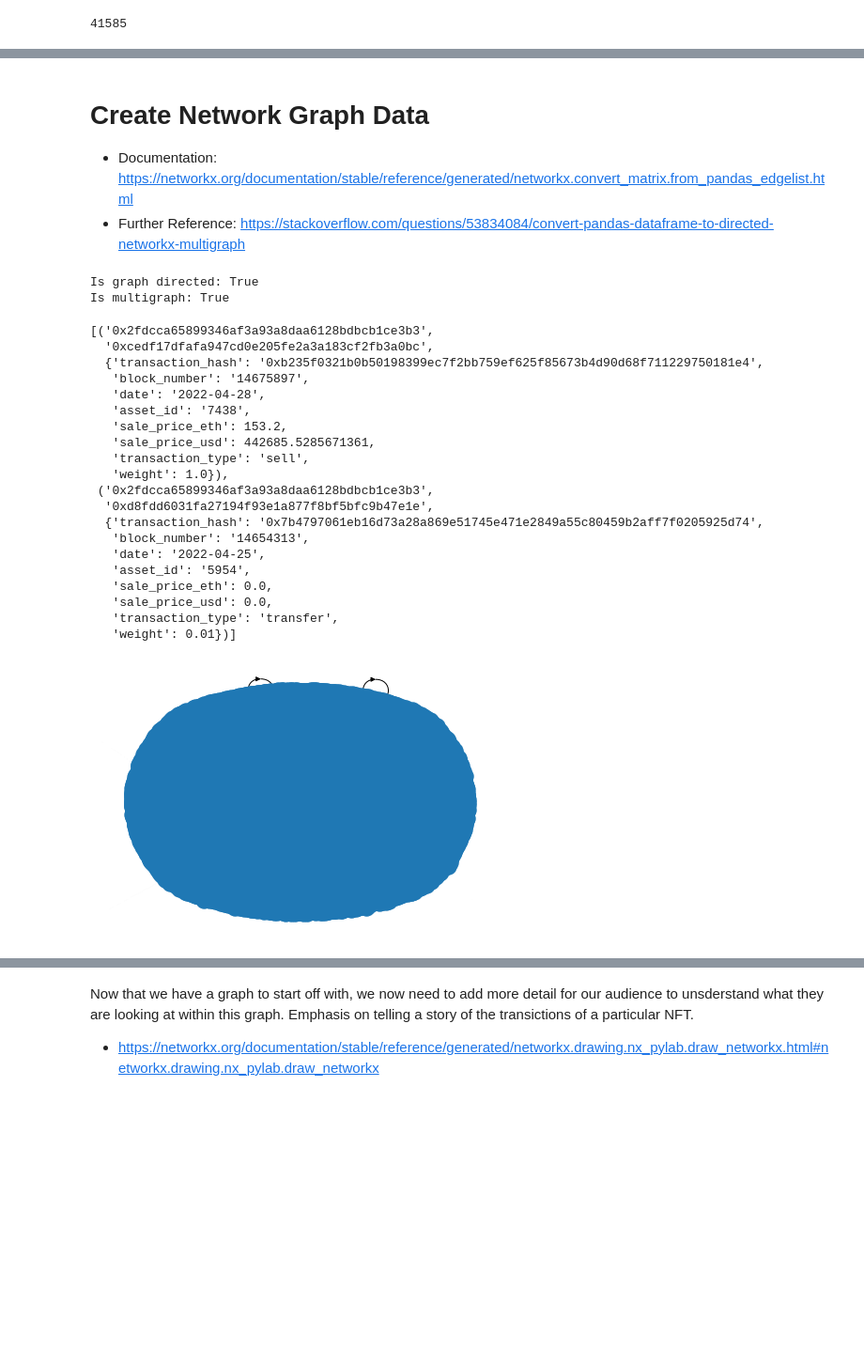
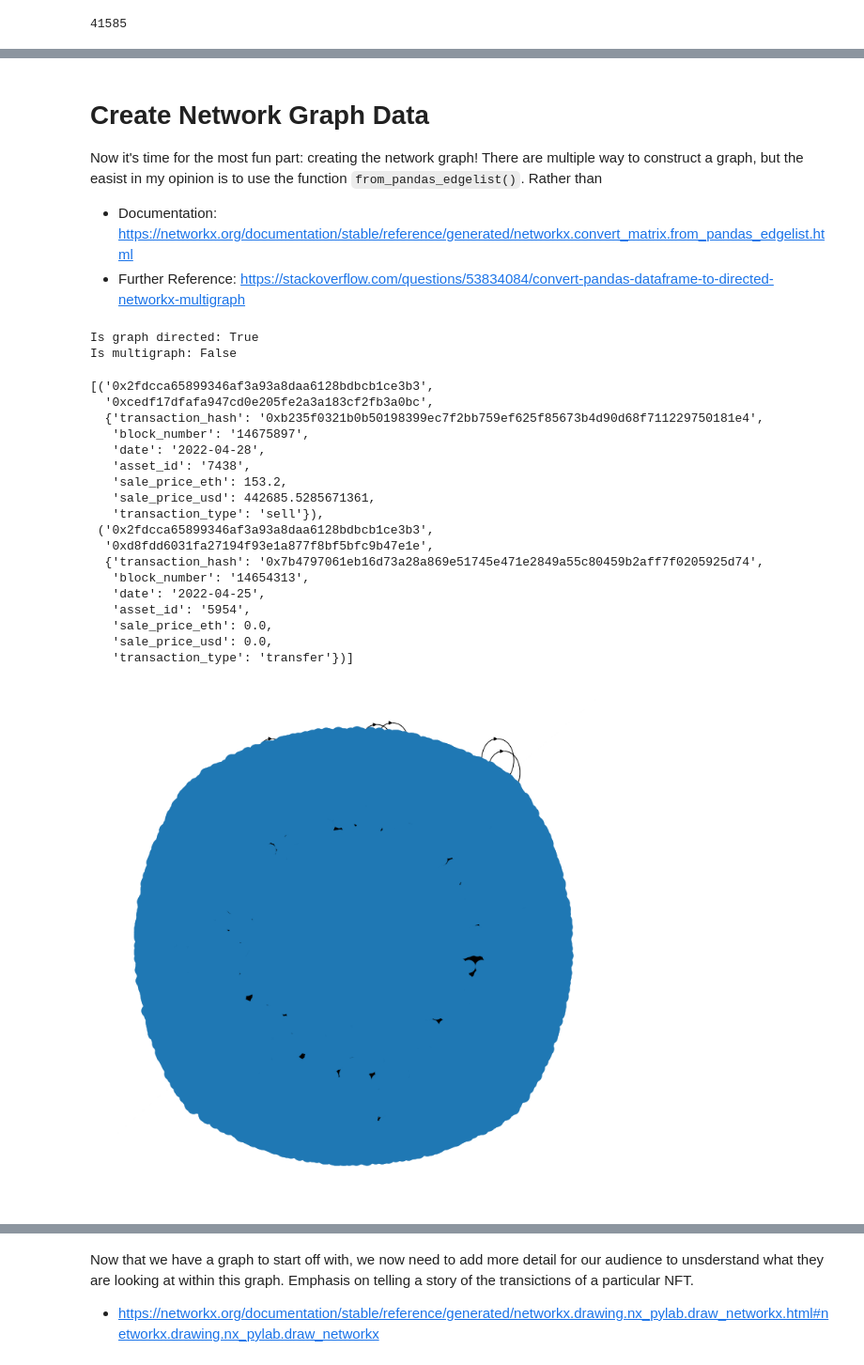
Before and after one commit to onthemarkdata/blog_scripts, a Jupyter notebook: nft_analytics/nft_analytics_notebook.ipynb, the cells around one changed output, grey strips where cells are left out. Shown at 94% size. Cells and saved outputs as stored; diff of their text form; code cells hidden in the pictures; blank space fills up the shorter version.

```diff
--- a/nft_analytics/nft_analytics_notebook.ipynb
+++ b/nft_analytics/nft_analytics_notebook.ipynb
@@ -129,5 +160,4 @@ None
 # %%
-# prepare sell data
 prepared_bayc_sales = bayc_sales \
     .copy() \
     .loc[:,[
@@ -142,10 +172,7 @@ prepared_bayc_sales = bayc_sales \
         ]
     ] \
     .rename(columns={'seller':'from_address', 'buyer':'to_address'}) \
-    .assign(
-        transaction_type='sell',
-        weight=1.00
-    ) \
+    .assign(transaction_type='sell') \
     .astype({'block_number':'str', 'asset_id':'str'})
 
 prepared_bayc_sales.head(3)
@@ -157,12 +186,10 @@ prepared_bayc_sales.head(3)
 # %%
-# prepare transfer data
 prepared_bayc_transfers = bayc_transfers \
     .copy() \
     .assign(
         sale_price_eth=0.00,
         sale_price_usd=0.00,
-        transaction_type='transfer',
-        weight=0.01
+        transaction_type='transfer'
     ) \
     .astype({'block_number':'str', 'asset_id':'str'})
 
@@ -218,9 +248,9 @@ print(len(filtered_prepared_bayc_transfers['transaction_hash']))
 # %%
-# union data
 prepared_bayc_sales_transfers = pd.concat(
     [prepared_bayc_sales, filtered_prepared_bayc_transfers]
     ) \
-    .reset_index(drop=True)
+    .reset_index(drop=True) \
+    .assign(asset_contract='0xbc4ca0eda7647a8ab7c2061c2e118a18a936f13d')
 
 prepared_bayc_sales_transfers.describe(include =['object', 'float', 'int'])
 # %% [output]
@@ -238,27 +268,29 @@ prepared_bayc_sales_transfers.describe(include =['object', 'float', 'int'])
 | max | NaN | NaN | NaN | NaN | NaN | NaN | 1080.690000 | ... |
 # %% [markdown]
 # Create Network Graph Data
+Now it's time for the most fun part: creating the network graph! There are multiple way to construct a graph, but the easist in my opinion is to use the function `from_pandas_edgelist()`. Rather than
+
 - Documentation: https://networkx.org/documentation/stable/reference/generated/networkx.convert_matrix.from_pandas_edgelist.html
 - Further Reference: https://stackoverflow.com/questions/53834084/convert-pandas-dataframe-to-directed-networkx-multigraph
 # %%
-# Directed Multi-graph
-DMG = nx.from_pandas_edgelist(
+# directed graph
+DG = nx.from_pandas_edgelist(
     df=prepared_bayc_sales_transfers,
     source='from_address',
     target='to_address',
     edge_attr=True,
-    create_using=nx.MultiDiGraph()
+    create_using=nx.DiGraph()
 )
 
 # confirm it's correct graph
-print(f'Is graph directed: {DMG.is_directed()}')
-print(f'Is multigraph: {DMG.is_multigraph()}')
+print(f'Is graph directed: {DG.is_directed()}')
+print(f'Is multigraph: {DG.is_multigraph()}')
 
 # view the first two nodes with edge data
-list(DMG.edges(data=True))[0:2]
+list(DG.edges(data=True))[0:2]
 # %% [output]
 Is graph directed: True
-Is multigraph: True
+Is multigraph: False
 [('0x2fdcca65899346af3a93a8daa6128bdbcb1ce3b3',
   '0xcedf17dfafa947cd0e205fe2a3a183cf2fb3a0bc',
   {'transaction_hash': '0xb235f0321b0b50198399ec7f2bb759ef625f85673b4d90d68f711229750181e4',
@@ -267,8 +299,7 @@ Is multigraph: True
    'asset_id': '7438',
    'sale_price_eth': 153.2,
    'sale_price_usd': 442685.5285671361,
-   'transaction_type': 'sell',
-   'weight': 1.0}),
+   'transaction_type': 'sell'}),
  ('0x2fdcca65899346af3a93a8daa6128bdbcb1ce3b3',
   '0xd8fdd6031fa27194f93e1a877f8bf5bfc9b47e1e',
   {'transaction_hash': '0x7b4797061eb16d73a28a869e51745e471e2849a55c80459b2aff7f0205925d74',
@@ -277,10 +308,9 @@ Is multigraph: True
    'asset_id': '5954',
    'sale_price_eth': 0.0,
    'sale_price_usd': 0.0,
-   'transaction_type': 'transfer',
-   'weight': 0.01})]
+   'transaction_type': 'transfer'})]
 # %%
 # takes about 25min
-# nx.draw(DMG)
+nx.draw(DG)
 # %% [output]
-[figure, old version]
+[figure, new version]
```
Also changed, not shown: parts of 19 cells of this notebook.
